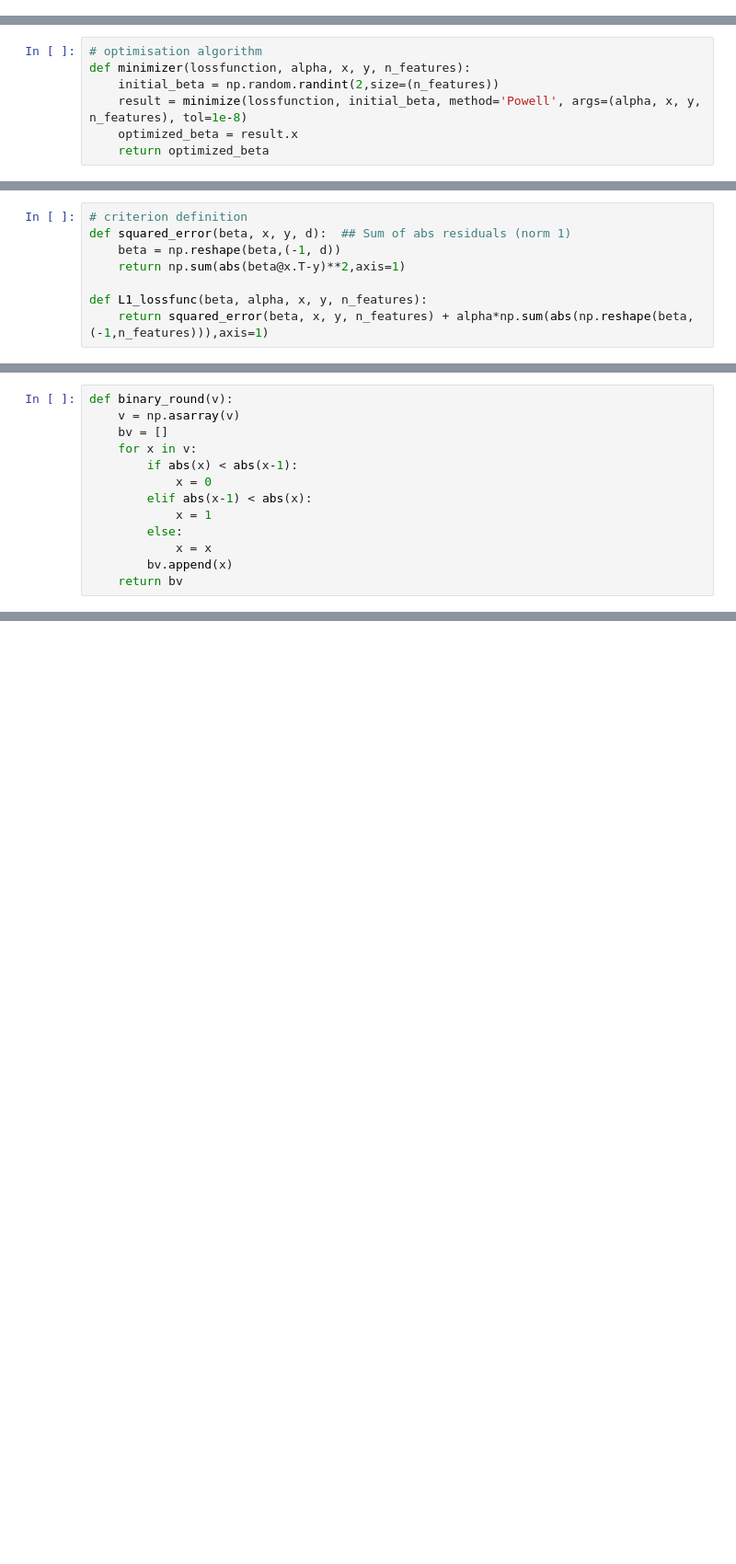
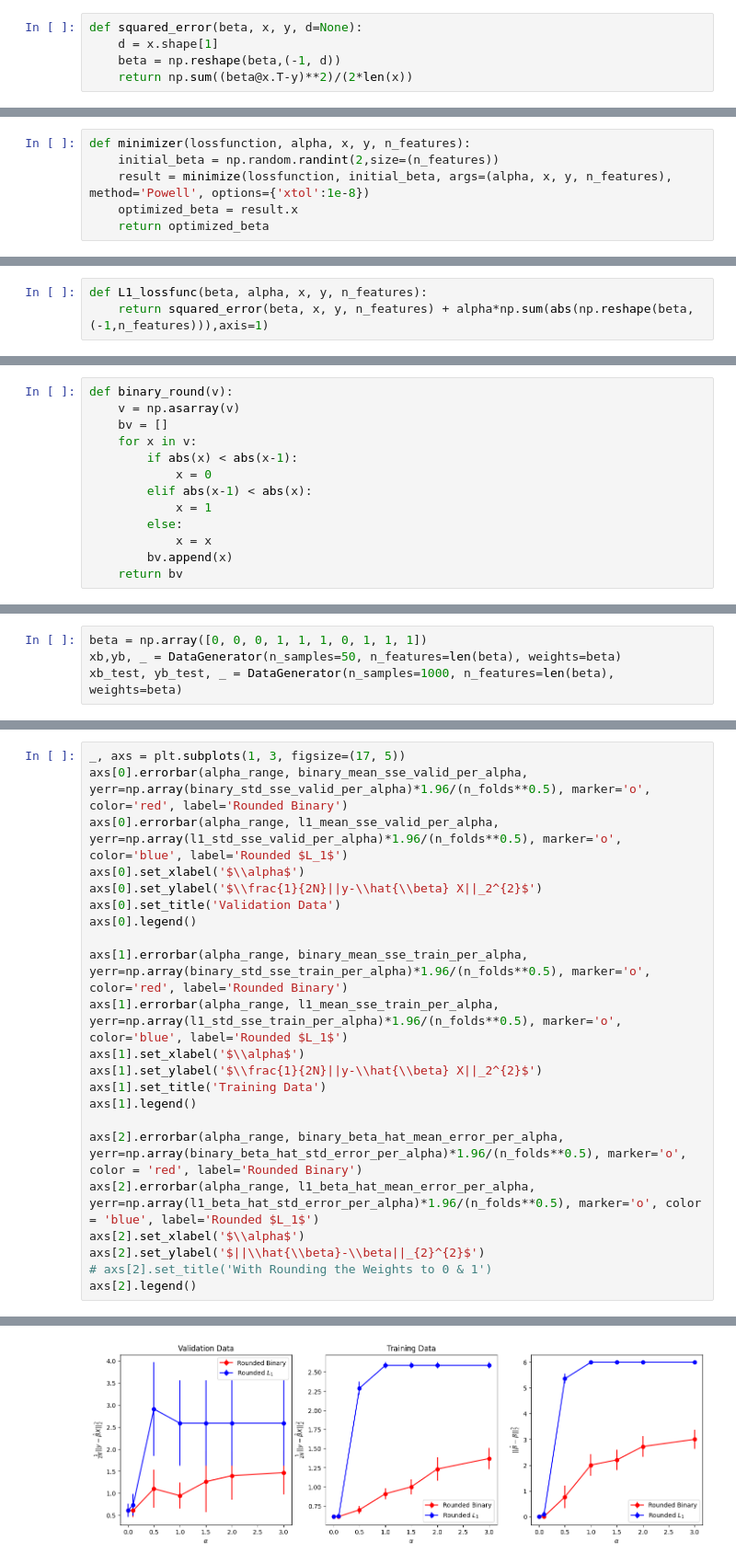
Before and after one commit to shahrzaddii/https---github.com-shahrzaddii-Sparsity, a Jupyter notebook: Binary Estimation Tutorial.ipynb, the cells around one changed output, grey strips where cells are left out. Shown at 92% size. Saved outputs shown, nothing was run; the diff lists cells and outputs as text; blank space fills up the shorter version.

Commit message:
major changes in mse and alpha.

```diff
--- a/Binary Estimation Tutorial.ipynb
+++ b/Binary Estimation Tutorial.ipynb
@@ -40,3 +35,8 @@ y = x@beta + RNG.normal(0, sigma**2, size=n_samples)
+# %%
+def squared_error(beta, x, y, d=None):
+    d = x.shape[1]
+    beta = np.reshape(beta,(-1, d))
+    return np.sum((beta@x.T-y)**2)/(2*len(x))
 # %% [markdown]
 # Least Square Estimation
 # %%
@@ -45,20 +45,14 @@ def leastsquare(x, y):
 # %% [markdown]
 # Optimizer
 # %%
-# optimisation algorithm
 def minimizer(lossfunction, alpha, x, y, n_features):
     initial_beta = np.random.randint(2,size=(n_features))
-    result = minimize(lossfunction, initial_beta, method='Powell', args=(alpha, x, y, n_features), tol=1e-8)
+    result = minimize(lossfunction, initial_beta, args=(alpha, x, y, n_features), method='Powell', options={'xtol':1e-8})
     optimized_beta = result.x
     return optimized_beta
 # %% [markdown]
 # Sparsity: L1 Regularization Estimation
 # %%
-# criterion definition
-def squared_error(beta, x, y, d):  ## Sum of abs residuals (norm 1)
-    beta = np.reshape(beta,(-1, d))
-    return np.sum(abs(beta@x.T-y)**2,axis=1)
-
 def L1_lossfunc(beta, alpha, x, y, n_features):
     return squared_error(beta, x, y, n_features) + alpha*np.sum(abs(np.reshape(beta,(-1,n_features))),axis=1)
 # %% [markdown]
@@ -681,0 +117,4 @@ for ss in sample_size:
+# %%
+beta = np.array([0, 0, 0, 1, 1, 1, 0, 1, 1, 1])
+xb,yb, _ = DataGenerator(n_samples=50, n_features=len(beta), weights=beta)
+xb_test, yb_test, _ = DataGenerator(n_samples=1000, n_features=len(beta), weights=beta)
@@ -681,0 +159,23 @@ for ss in sample_size:
+# %%
+_, axs = plt.subplots(1, 3, figsize=(17, 5))
+axs[0].errorbar(alpha_range, binary_mean_sse_valid_per_alpha, yerr=np.array(binary_std_sse_valid_per_alpha)*1.96/(n_folds**0.5), marker='o', color='red', label='Rounded Binary')
+axs[0].errorbar(alpha_range, l1_mean_sse_valid_per_alpha, yerr=np.array(l1_std_sse_valid_per_alpha)*1.96/(n_folds**0.5), marker='o', color='blue', label='Rounded $L_1$')
+axs[0].set_xlabel('$\\alpha$')
+axs[0].set_ylabel('$\\frac{1}{2N}||y-\\hat{\\beta} X||_2^{2}$')
+axs[0].set_title('Validation Data')
+axs[0].legend()
+
+axs[1].errorbar(alpha_range, binary_mean_sse_train_per_alpha, yerr=np.array(binary_std_sse_train_per_alpha)*1.96/(n_folds**0.5), marker='o', color='red', label='Rounded Binary')
+axs[1].errorbar(alpha_range, l1_mean_sse_train_per_alpha, yerr=np.array(l1_std_sse_train_per_alpha)*1.96/(n_folds**0.5), marker='o', color='blue', label='Rounded $L_1$')
+axs[1].set_xlabel('$\\alpha$')
+axs[1].set_ylabel('$\\frac{1}{2N}||y-\\hat{\\beta} X||_2^{2}$')
+axs[1].set_title('Training Data')
+axs[1].legend()
+
+axs[2].errorbar(alpha_range, binary_beta_hat_mean_error_per_alpha, yerr=np.array(binary_beta_hat_std_error_per_alpha)*1.96/(n_folds**0.5), marker='o', color = 'red', label='Rounded Binary')
+axs[2].errorbar(alpha_range, l1_beta_hat_mean_error_per_alpha, yerr=np.array(l1_beta_hat_std_error_per_alpha)*1.96/(n_folds**0.5), marker='o', color = 'blue', label='Rounded $L_1$')
+axs[2].set_xlabel('$\\alpha$')
+axs[2].set_ylabel('$||\\hat{\\beta}-\\beta||_{2}^{2}$')
+# axs[2].set_title('With Rounding the Weights to 0 & 1')
+axs[2].legend()
+# %% [output]
@@ -681,0 +183 @@ for ss in sample_size:
+[figure, added]
```
Also changed, not shown: parts of 47 cells of this notebook.
